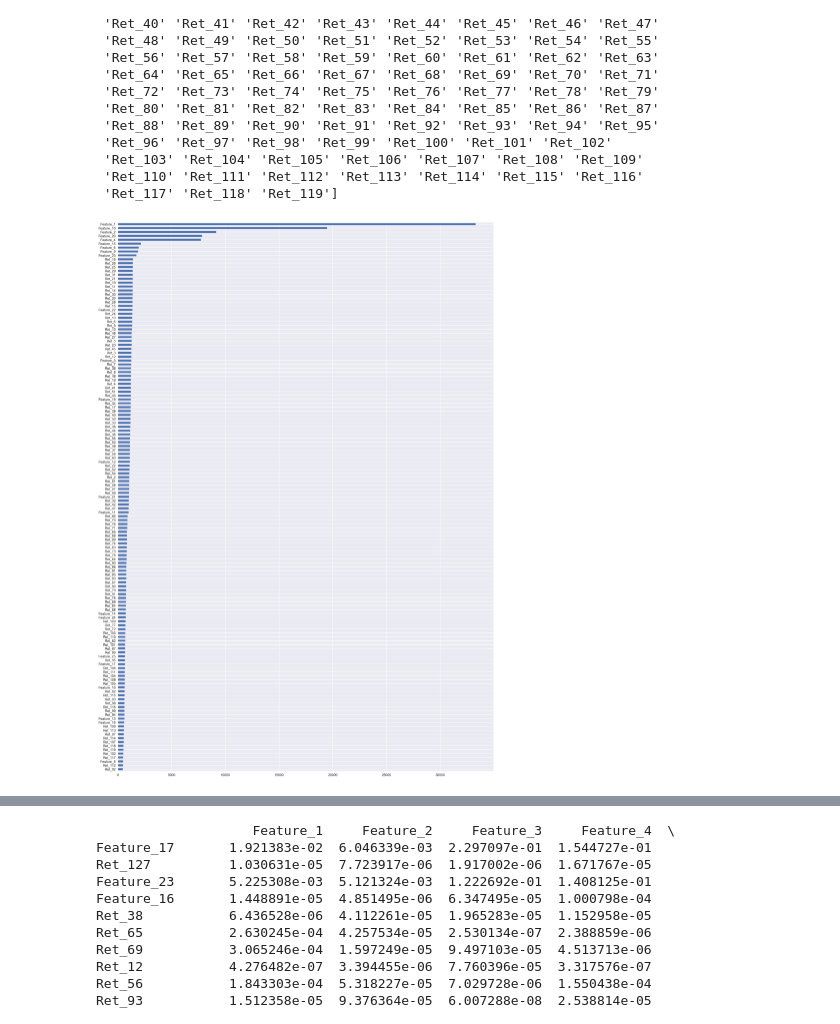
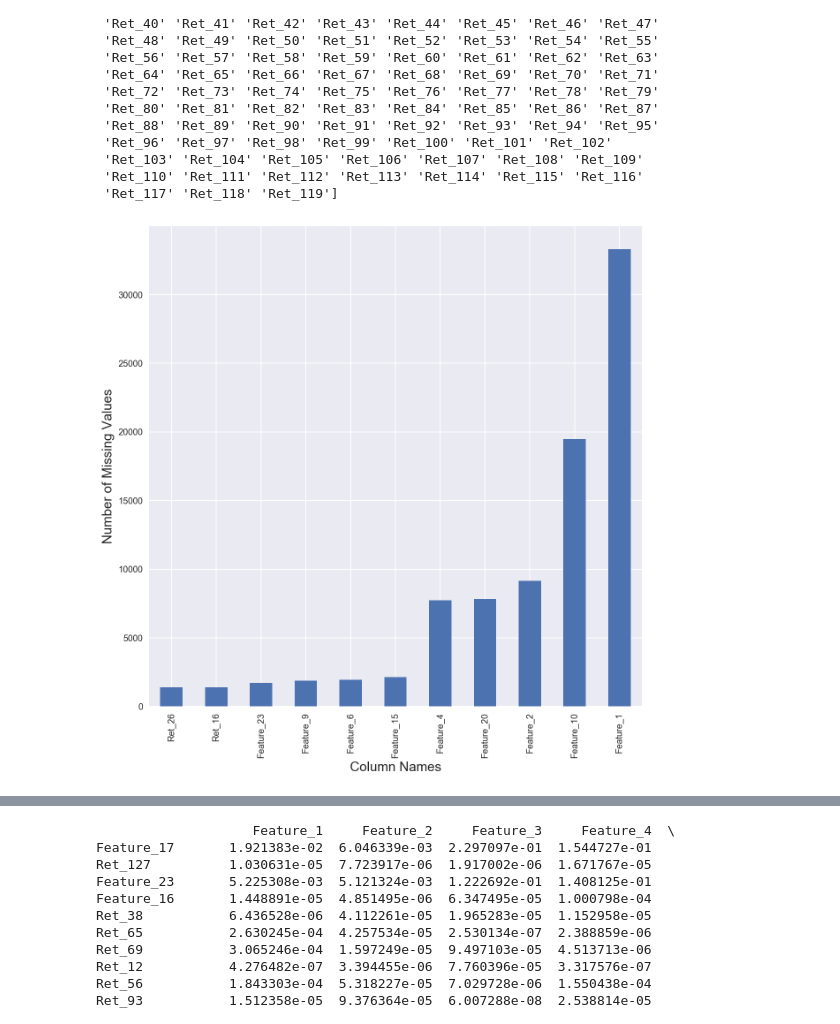
Before and after one commit to akinlaba/returns_analysis, a Jupyter notebook: capstone_part_1.ipynb, the cells around one changed output, grey strips where cells are left out. Drawn from its saved outputs; the diff is of its cells as text; code cells hidden in the pictures.

```diff
--- a/capstone_part_1.ipynb
+++ b/capstone_part_1.ipynb
@@ -110,13 +110,17 @@ print nan_cols
 # %%
 # Bar plot showing sum null values in column descending order
 
 null = df.isnull().sum()
 null = null[null > 0]
 null.sort_values(inplace=True)
-fig, ax = plt.subplots(figsize=(20,30))
-null.plot.barh();
+fig, ax = plt.subplots(figsize=(10,10))
+null[130:].plot.bar()
+ax.tick_params(axis='both', which='major', labelsize=10)
+ax.tick_params(axis='both', which='minor', labelsize=10)
+ax.set_xlabel('Column Names', fontsize=15)
+ax.set_ylabel('Number of Missing Values', fontsize=15);
 # %% [output]
-[figure, old version]
+[figure, new version]
 # %%
 # Examining distribution data and searching for annomalies
 df.describe().T.sort_values('std')
```
Also changed, not shown: parts of 9 cells of this notebook, 2 other files.
